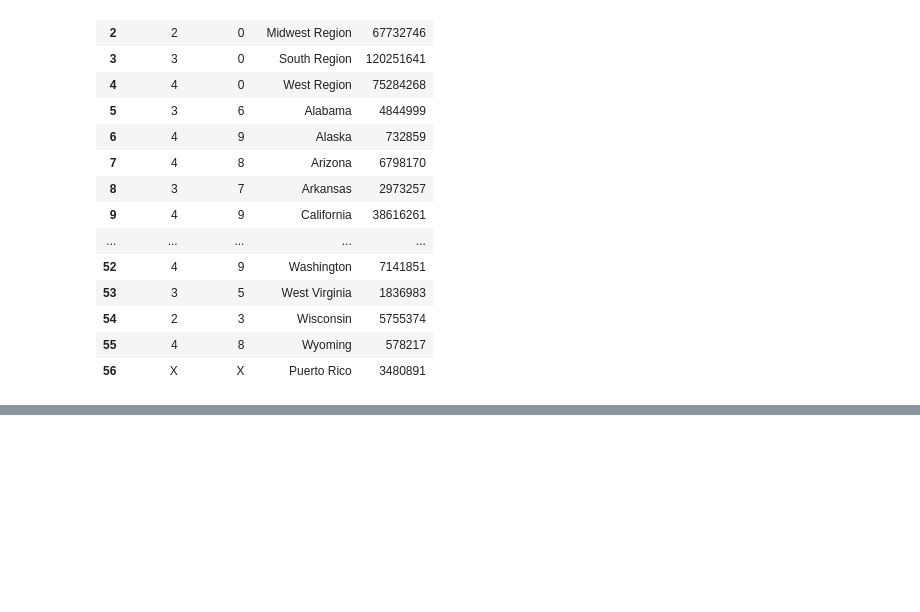
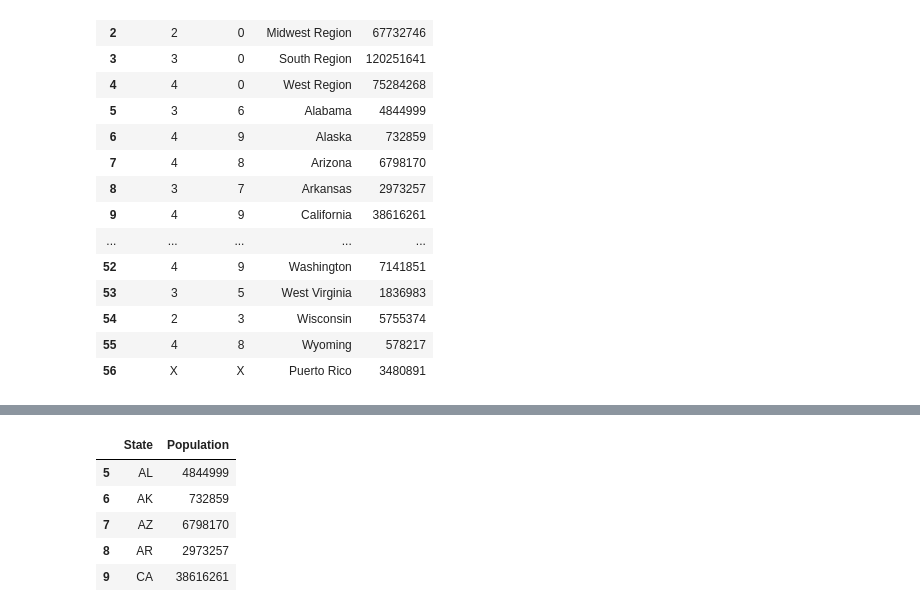
Before and after one commit to kehull/ETL-project, a Jupyter notebook: create_population_table.ipynb, the cells around one changed output, grey strips where cells are left out. Saved outputs shown, nothing was run; the diff lists cells and outputs as text; code cells hidden in the pictures; blank space fills up the shorter version.

```diff
--- a/create_population_and_region_table.ipynb
+++ b/create_population_table.ipynb
@@ -78,0 +161,11 @@ statespopdf
+# %%
+statespopdf = statespopdf[['abbrev', 'avgpop']].copy()
+statespopdf = statespopdf.rename(columns={'abbrev':'State','avgpop':'Population'})
+statespopdf.head()
+# %% [output]
+|  | State | Population |
+| 5 | AL | 4844999 |
+| 6 | AK | 732859 |
+| 7 | AZ | 6798170 |
+| 8 | AR | 2973257 |
+| 9 | CA | 38616261 |
```
Also changed, not shown: parts of 3 cells of this notebook, 1 other file.
